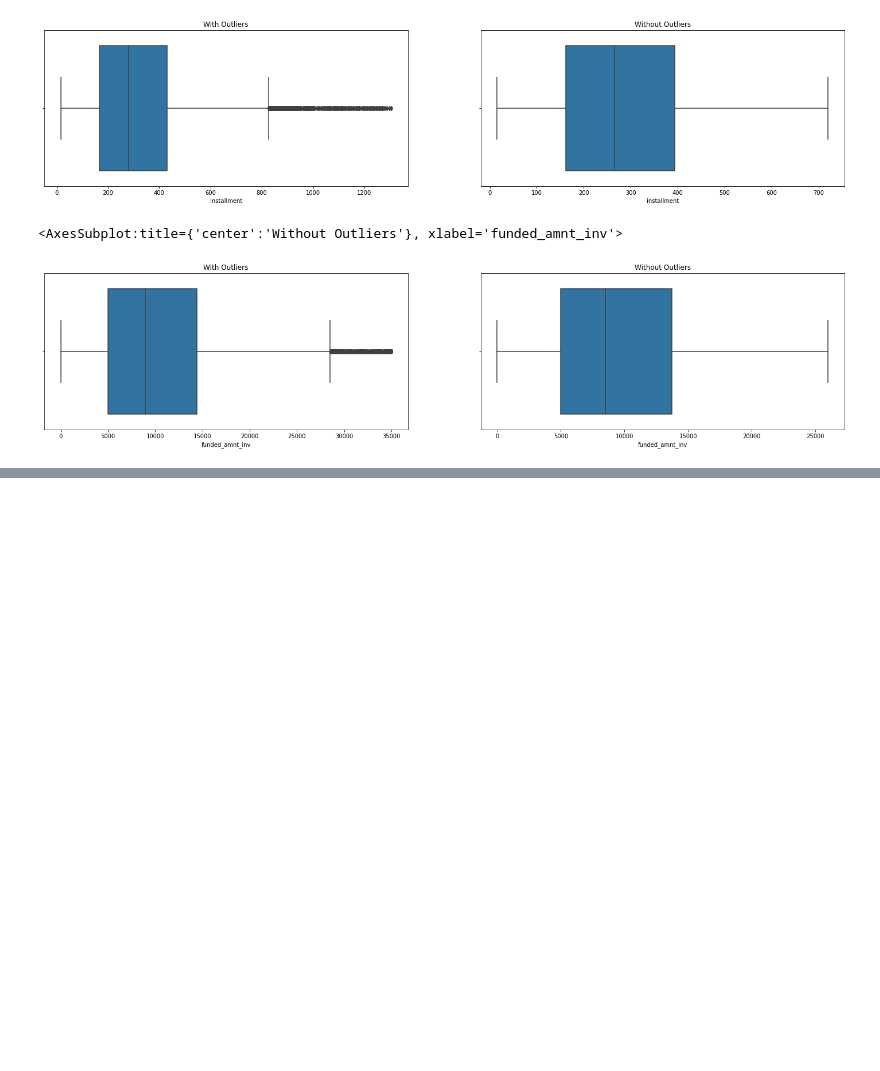
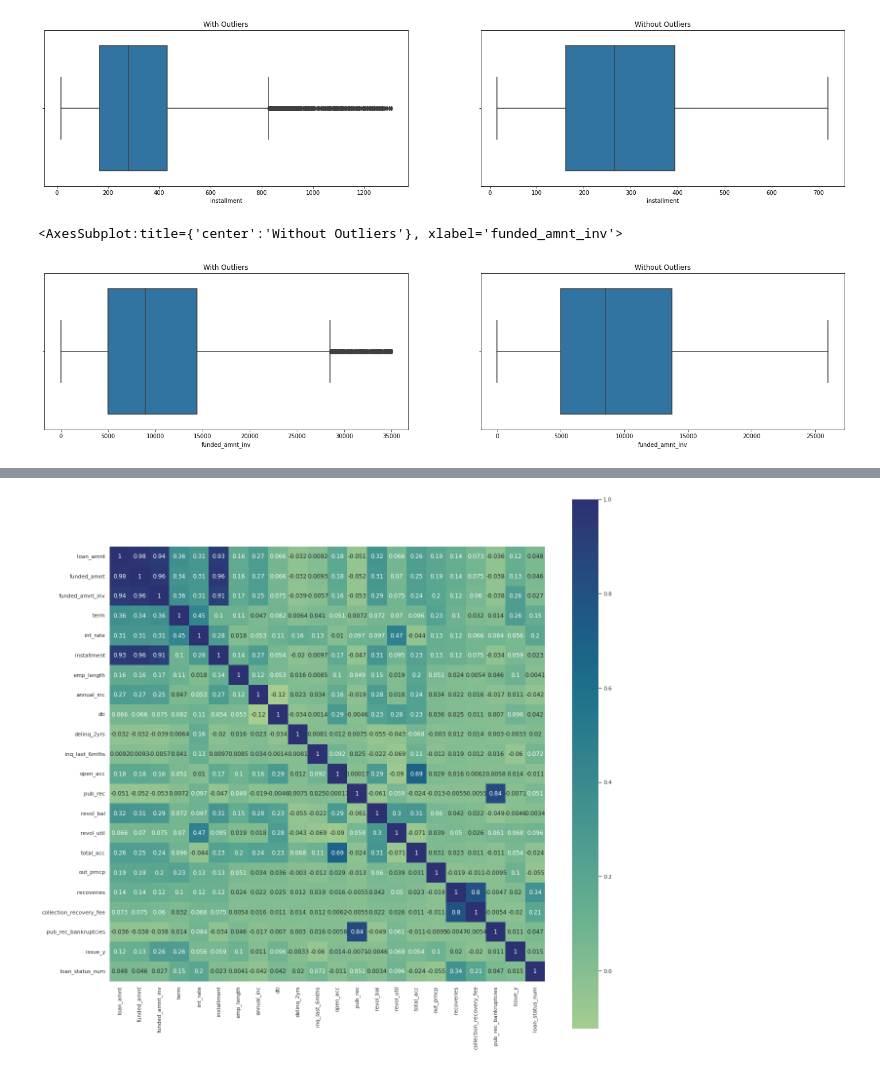
Before and after one commit to vulchinithin/LendingClubCaseStudy, a Jupyter notebook: data_cleaning.ipynb, the cells around one changed output, grey strips where cells are left out. Drawn from its saved outputs; the diff is of its cells as text; code cells hidden in the pictures; blank space fills up the shorter version.

```diff
--- a/data_cleaning.ipynb
+++ b/data_cleaning.ipynb
@@ -228,2 +213,0 @@ df['last_credit_pull_d'].fillna(df['issue_d']+df['term'], inplace=True)
-# %%
-df['last_pymnt_d'] = clean_date(df['last_pymnt_d'])
@@ -276,5 +214,13 @@ Length: 69, dtype: int64
-# %%
-df['last_pymnt_d'].fillna(df['issue_d']+df['term'], inplace=True)
+# %%
+# Change issue_d to datetime
+
+# Now using string split to separate months and year
+
+m, y = df['issue_d'].str.split('-').str
+
+df['issue_y'] = pd.to_numeric(y)
+df['issue_m'] = m
+df.drop(columns=['issue_d'], inplace=True)
 # %%
 df.info()
 # %% [output]
@@ -359,0 +323,3 @@ sns.boxplot(df[df.funded_amnt_inv<26000].funded_amnt_inv,ax=axes[1])
+# %%
+# changing the loan_status to a numeric variable, assign 1 for defaulted loans and 0 for paid off ones
+df['loan_status_num'] = df['loan_status'].apply(lambda x: 1 if x=='Charged Off' else 0)
@@ -359,0 +336,8 @@ sns.boxplot(df[df.funded_amnt_inv<26000].funded_amnt_inv,ax=axes[1])
+# %%
+
+sns.set(rc = {'figure.figsize':(20,20)})
+sns.heatmap(data=df.corr(),square=True,annot=True,cmap="crest")
+
+plt.show()
+# %% [output]
+[figure, added]
```
Also changed, not shown: parts of 20 cells of this notebook.
